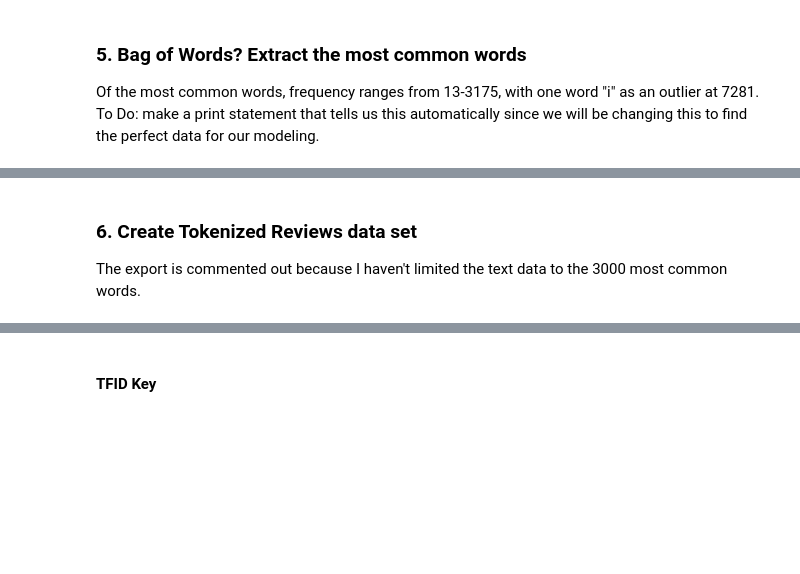
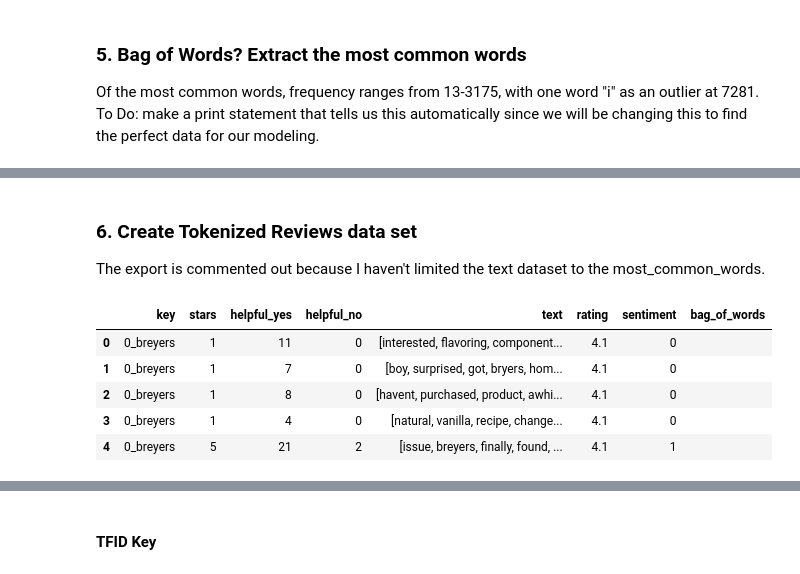
Before and after one commit to MaxThors/UW_final_project, a Jupyter notebook: nlp_feature_extraction_vectorizing.ipynb, the cells around one changed output, grey strips where cells are left out. Saved outputs shown, nothing was run; the diff lists cells and outputs as text; code cells hidden in the pictures; blank space fills up the shorter version.

```diff
--- a/nlp_feature_extraction_vectorizing.ipynb
+++ b/nlp_feature_extraction_vectorizing.ipynb
@@ -324,4 +325,16 @@ There are  500 unique words in the most common words list.
 # %% [markdown]
 ### 6.  Create Tokenized Reviews data set
 
-The export is commented out because I haven't limited the text data to the 3000 most common words.
+The export is commented out because I haven't limited the text dataset to the most_common_words.
+# %%
+# create column for bag of words, otherwise loop in next cell won't work.
+# can drop columns that are unnecessary to keep it clean once we're wrapping up the project
+df_tokenize['bag_of_words'] = ""
+df_tokenize.head()
+# %% [output]
+|  | key | stars | helpful_yes | helpful_no | text | rating | sentiment | bag_of_words |
+| 0 | 0_breyers | 1 | 11 | 0 | [interested, flavoring, component... | 4.1 | 0 |  |
+| 1 | 0_breyers | 1 | 7 | 0 | [boy, surprised, got, bryers, hom... | 4.1 | 0 |  |
+| 2 | 0_breyers | 1 | 8 | 0 | [havent, purchased, product, awhi... | 4.1 | 0 |  |
+| 3 | 0_breyers | 1 | 4 | 0 | [natural, vanilla, recipe, change... | 4.1 | 0 |  |
+| 4 | 0_breyers | 5 | 21 | 2 | [issue, breyers, finally, found, ... | 4.1 | 1 |  |
```
Also changed, not shown: parts of 11 cells of this notebook.
